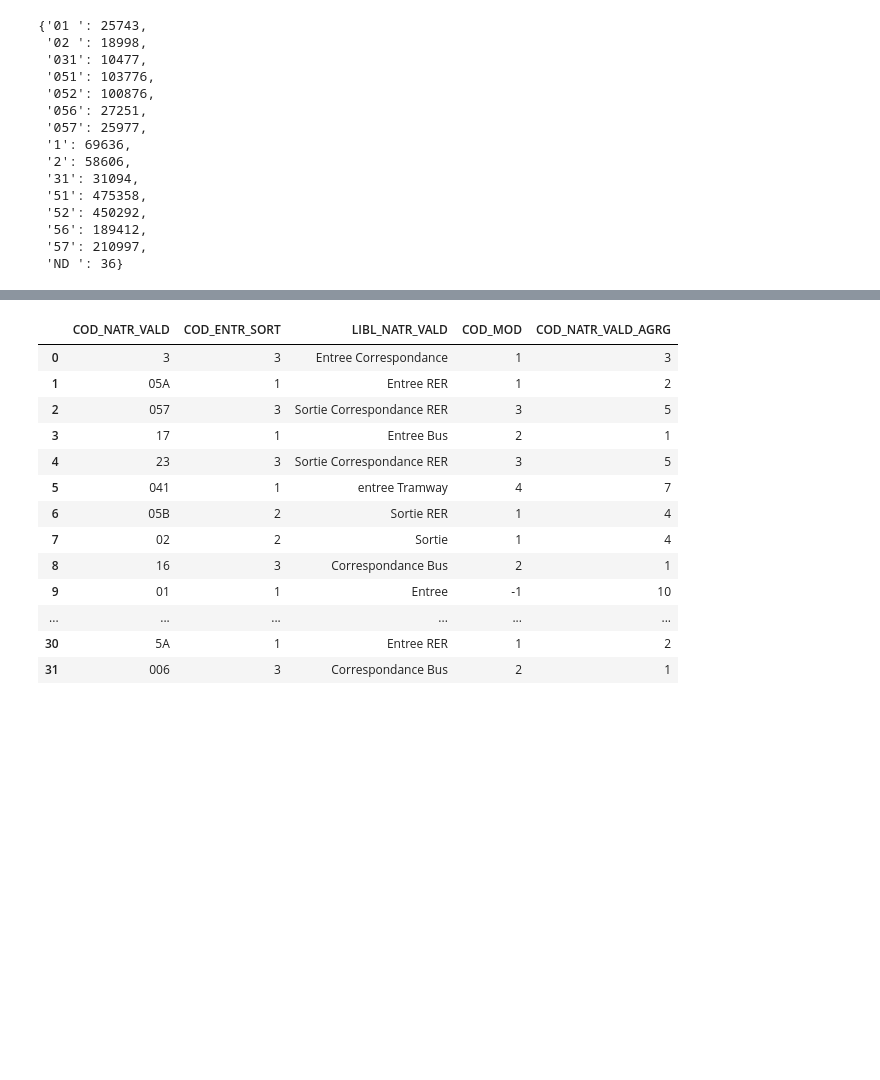
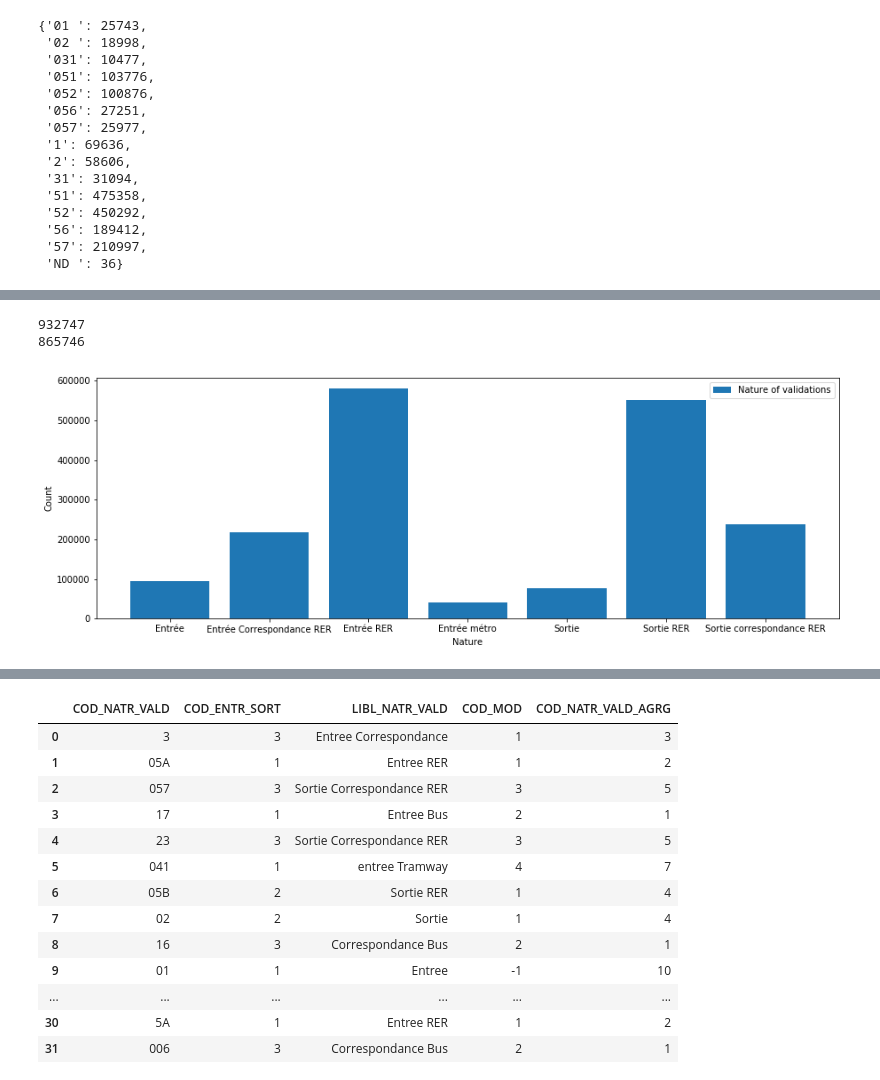
Before and after one commit to Leoyao87820984/Handle_AFC_data, a Jupyter notebook: Handle_AFC_2017_RER.ipynb, the cells around one changed output, grey strips where cells are left out. Drawn from its saved outputs; the diff is of its cells as text; code cells hidden in the pictures; blank space fills up the shorter version.

```diff
--- a/Handle_AFC_2017_RER.ipynb
+++ b/Handle_AFC_2017_RER.ipynb
@@ -125,0 +254,21 @@ get_counts(sort_RER.COD_NATR_VALD)
+# %%
+print(sum([95379,41571,579134,216663]))
+print(sum([77604,551168,236974]))
+# %% [output]
+932747
+865746
+# %%
+dic_final_nature = {'Entrée': 95379, 'Sortie': 77604,
+                    'Entrée métro':41571, 'Entrée RER':579134,'Sortie RER':551168,'Entrée Correspondance RER':216663,
+                   'Sortie correspondance RER':236974}
+# %%
+plt.figure(figsize=(15,5))
+plt.bar(dic_final_nature.keys(),dic_final_nature.values(),label = 'Nature of validations')
+plt.xlabel('Nature')
+plt.ylabel('Count')
+plt.legend(loc='best')
+#plt.xticks(range(len(keys_stops)), keys_stops, rotation = 90)
+plt.savefig('E:/Study/images/Nature_bar')
+plt.show()
+# %% [output]
+[figure, added]
```
Also changed, not shown: parts of 23 cells of this notebook, 2 other files.
